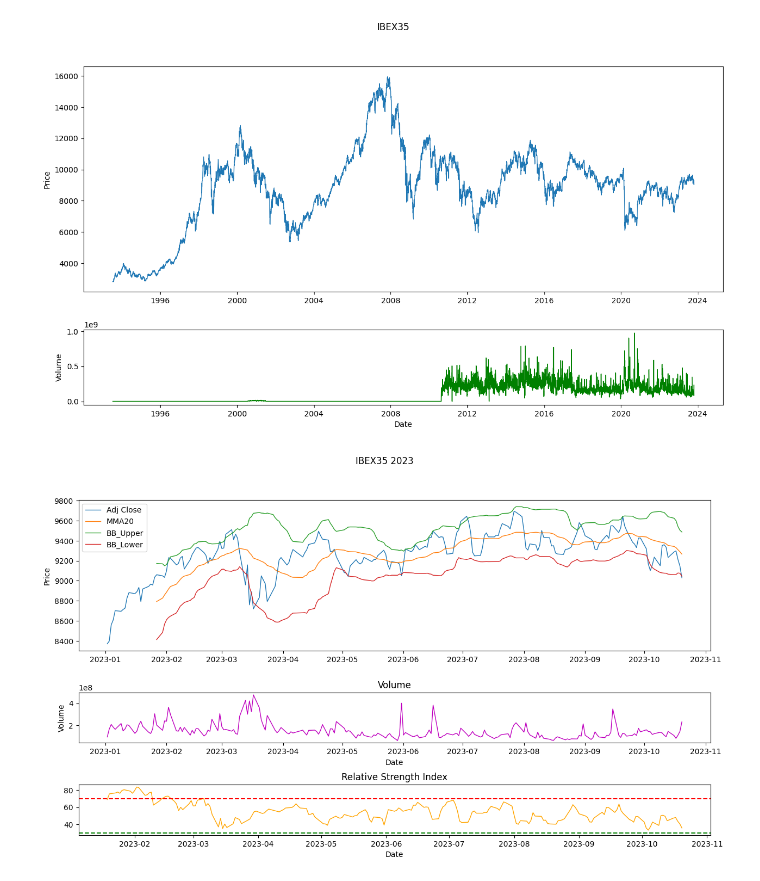
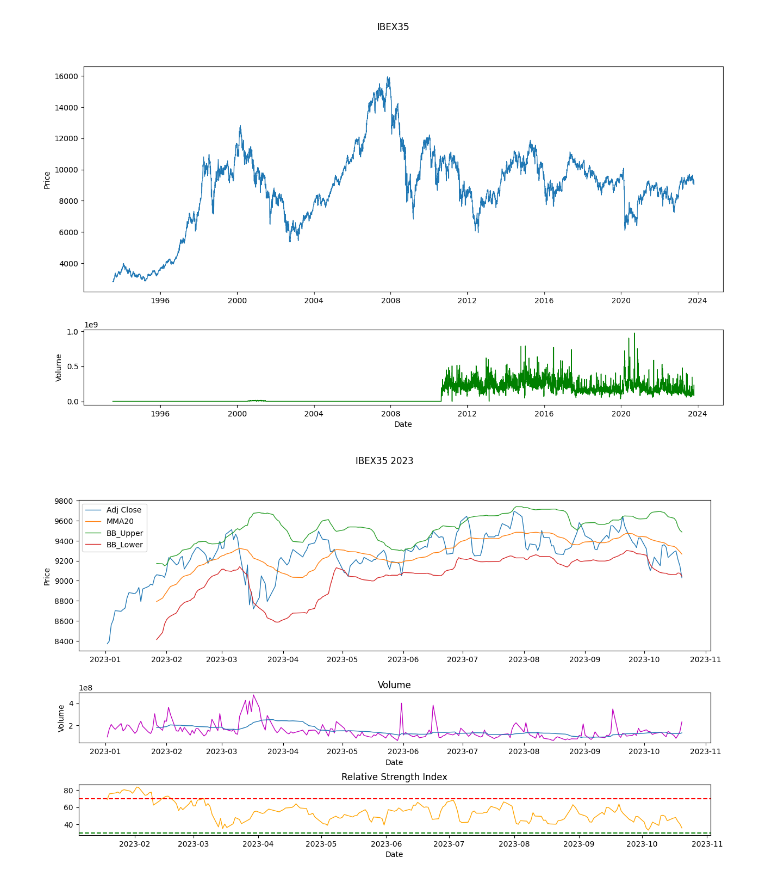
Before and after one commit to alfonrodrisimon/Stock-Market-Finance-Python, a Jupyter notebook: notebooks/Ibex35-notebook.ipynb, the cells around one changed output. Drawn from its saved outputs; the diff is of its cells as text; code cells hidden in the pictures.

```diff
--- a/notebooks/Ibex35-notebook.ipynb
+++ b/notebooks/Ibex35-notebook.ipynb
@@ -16,6 +20,6 @@ ibex35.to_csv("../input/ibex35.csv",index=True)
 # %%
 # Check DataFrame
-ibex35 = pd.read_csv("../input/ibex35.csv",index_col="Date",parse_dates=True)
+ibex35 = pd.read_csv("../input/^IBEX.csv",index_col="Date",parse_dates=True)
 ibex35.head(10)
 # %% [output]
 |  | Open | High | Low | Close | Adj Close | Volume |
@@ -84,34 +88,35 @@ ibex35['RSI'] = indicator_rsi.rsi()
 fig, axs = plt.subplots(3,1,gridspec_kw={'height_ratios': [3,1,1],'hspace':0.5},figsize=(15, 8))
 
 # Graph 0
 fig.suptitle("IBEX35 2023")
 axs[0].set_ylabel('Price')
 axs[0].plot(ibex35['Adj Close'].loc['2023'],linewidth=1)
 axs[0].plot(ibex35['MMA20'],linewidth=1)
 axs[0].plot(ibex35['BB_Upper'],linewidth=1)
 axs[0].plot(ibex35['BB_Lower'],linewidth=1)
 axs[0].plot()
 axs[0].legend(['Adj Close','MMA20','BB_Upper','BB_Lower'])
 
 # Graph 1
 axs[1].set_ylabel("Volume")
 axs[1].set_xlabel("Date")
 axs[1].set_title('Volume')
 axs[1].plot(ibex35['Volume'].loc['2023'],linewidth=1,color='m')
+axs[1].plot(ibex35['Volume'].loc['2023'].rolling(20).mean(),linewidth=1) #Volume 20 MMA
 
 # Graph 2
 axs[2].set_title('Relative Strength Index')
 axs[2].set_xlabel("Date")
 axs[2].plot(ibex35['RSI'],color='orange',linewidth=1)
 # Add two horizontal lines, signalling the buy and sell ranges.
 # Oversold
 axs[2].axhline(30, linestyle='--', linewidth=1.5, color='green')
 # Overbought
 axs[2].axhline(70, linestyle='--', linewidth=1.5, color='red')
 
 plt.show()
 # %% [output]
-[figure, old version]
+[figure, new version]
 # %%
 ibex35.tail(10)
 # %% [output]
```
Also changed, not shown: parts of 3 cells of this notebook.
